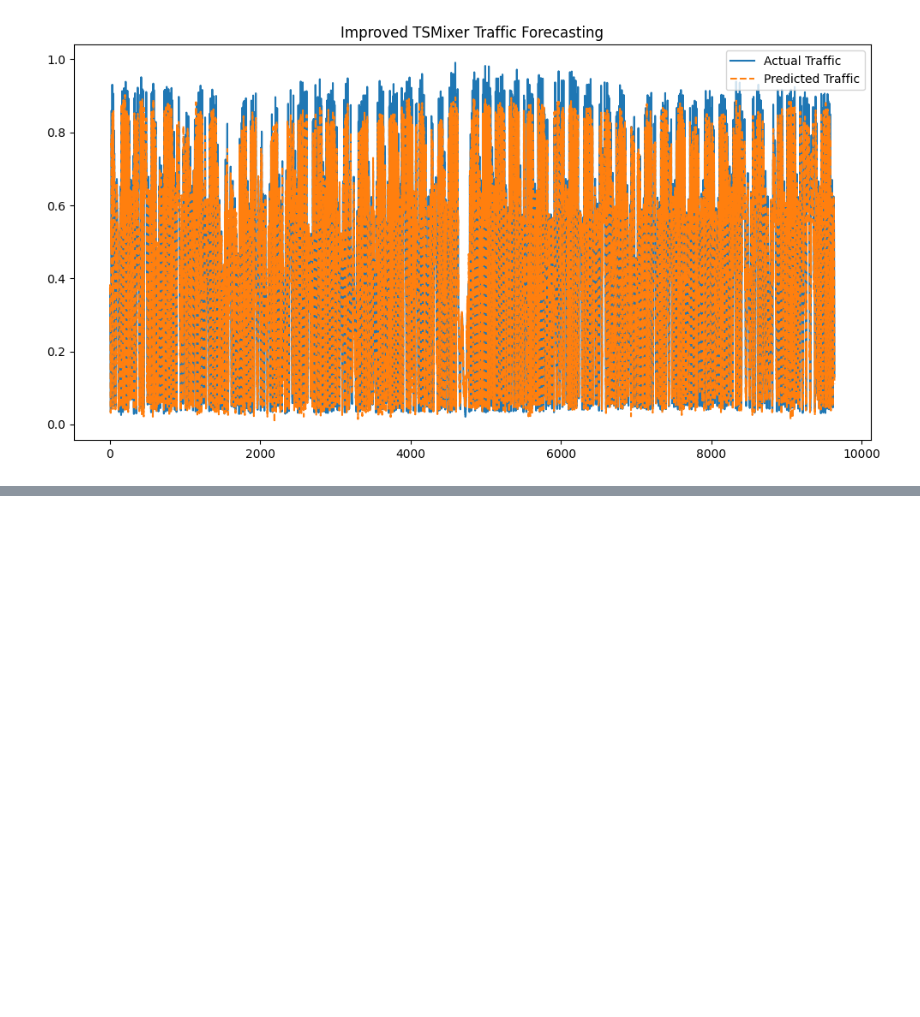
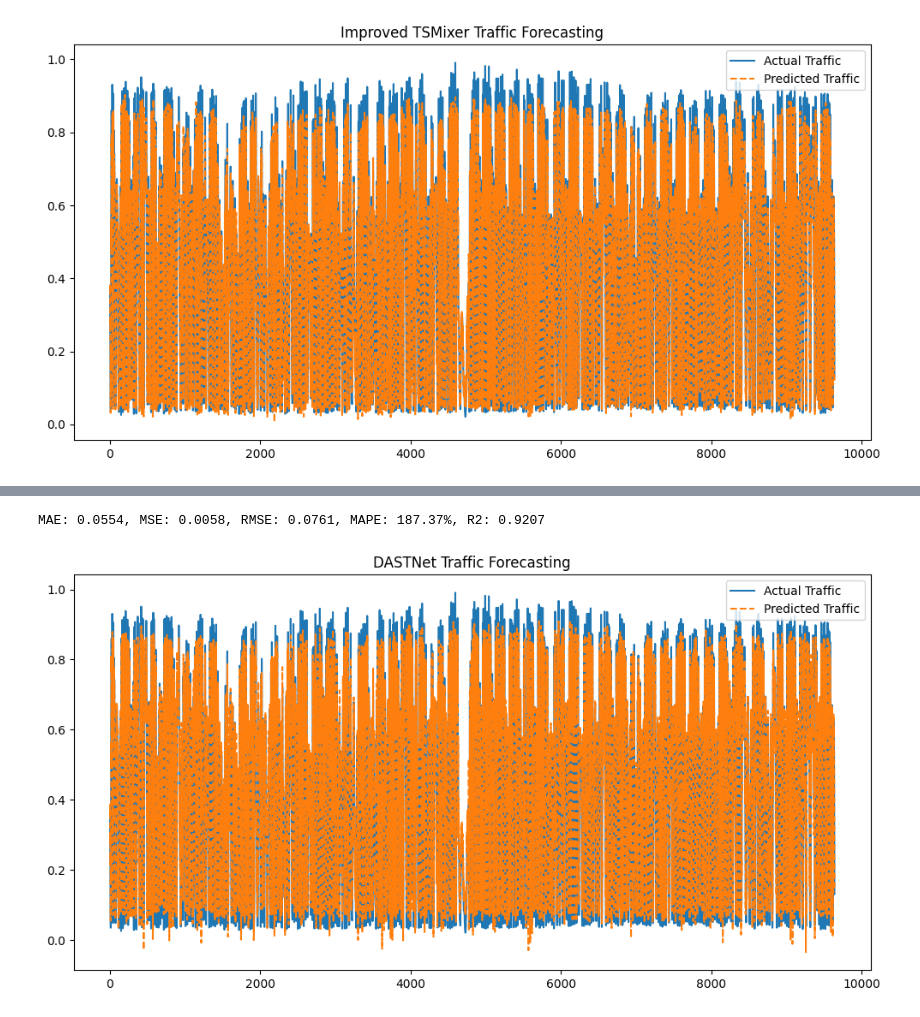
Before and after one commit to dr-mushtaq/Research-Work, a Jupyter notebook: traffic_prediction_system.ipynb, the cells around one changed output, grey strips where cells are left out. Cells and saved outputs as stored; diff of their text form; code cells hidden in the pictures; blank space fills up the shorter version.

```diff
--- a/traffic_prediction_system.ipynb
+++ b/traffic_prediction_system.ipynb
@@ -940,0 +989,4 @@ MAE: 0.0539, MSE: 0.0058, RMSE: 0.0761, MAPE: 181.77%, R2: 0.9208
+# %%
+# Convert to PyTorch tensors
+X_train, y_train = torch.tensor(X_train.values, dtype=torch.float32), torch.tensor(y_train.values, dtype=torch.float32)
+X_test, y_test = torch.tensor(X_test.values, dtype=torch.float32), torch.tensor(y_test.values, dtype=torch.float32)
@@ -940,0 +1021,20 @@ MAE: 0.0539, MSE: 0.0058, RMSE: 0.0761, MAPE: 181.77%, R2: 0.9208
+# %%
+# Example adjacency matrix (identity matrix as placeholder)
+adj_matrix = np.eye(X_train.shape[1])
+
+# Initialize model, loss, optimizer
+model = DASTNet(X_train.shape[1], 64, adj_matrix)
+criterion = nn.MSELoss()
+optimizer = optim.AdamW(model.parameters(), lr=0.001, weight_decay=1e-4)
+# %%
+# Train the model
+num_epochs = 500
+for epoch in range(num_epochs):
+    model.train()
+    optimizer.zero_grad()
+    outputs = model(X_train).squeeze()
+    loss = criterion(outputs, y_train)
+    loss.backward()
+    optimizer.step()
+    if (epoch+1) % 10 == 0:
+        print(f"Epoch [{epoch+1}/{num_epochs}], Loss: {loss.item():.4f}")
@@ -940,0 +1059,24 @@ MAE: 0.0539, MSE: 0.0058, RMSE: 0.0761, MAPE: 181.77%, R2: 0.9208
+# %%
+# Evaluate model
+model.eval()
+y_pred = model(X_test).detach().numpy()
+y_test_np = y_test.numpy()
+
+mae = mean_absolute_error(y_test_np, y_pred)
+mse = mean_squared_error(y_test_np, y_pred)
+rmse = np.sqrt(mse)
+mape = np.mean(np.abs((y_test_np - y_pred) / y_test_np)) * 100
+r2 = r2_score(y_test_np, y_pred)
+
+print(f"MAE: {mae:.4f}, MSE: {mse:.4f}, RMSE: {rmse:.4f}, MAPE: {mape:.2f}%, R2: {r2:.4f}")
+
+# Plot forecast
+plt.figure(figsize=(12,6))
+plt.plot(y_test_np, label='Actual Traffic')
+plt.plot(y_pred, label='Predicted Traffic', linestyle='dashed')
+plt.legend()
+plt.title("DASTNet Traffic Forecasting")
+plt.show()
+# %% [output]
+MAE: 0.0554, MSE: 0.0058, RMSE: 0.0761, MAPE: 187.37%, R2: 0.9207
+[figure, added]
```
Also changed, not shown: parts of 5 cells of this notebook.
